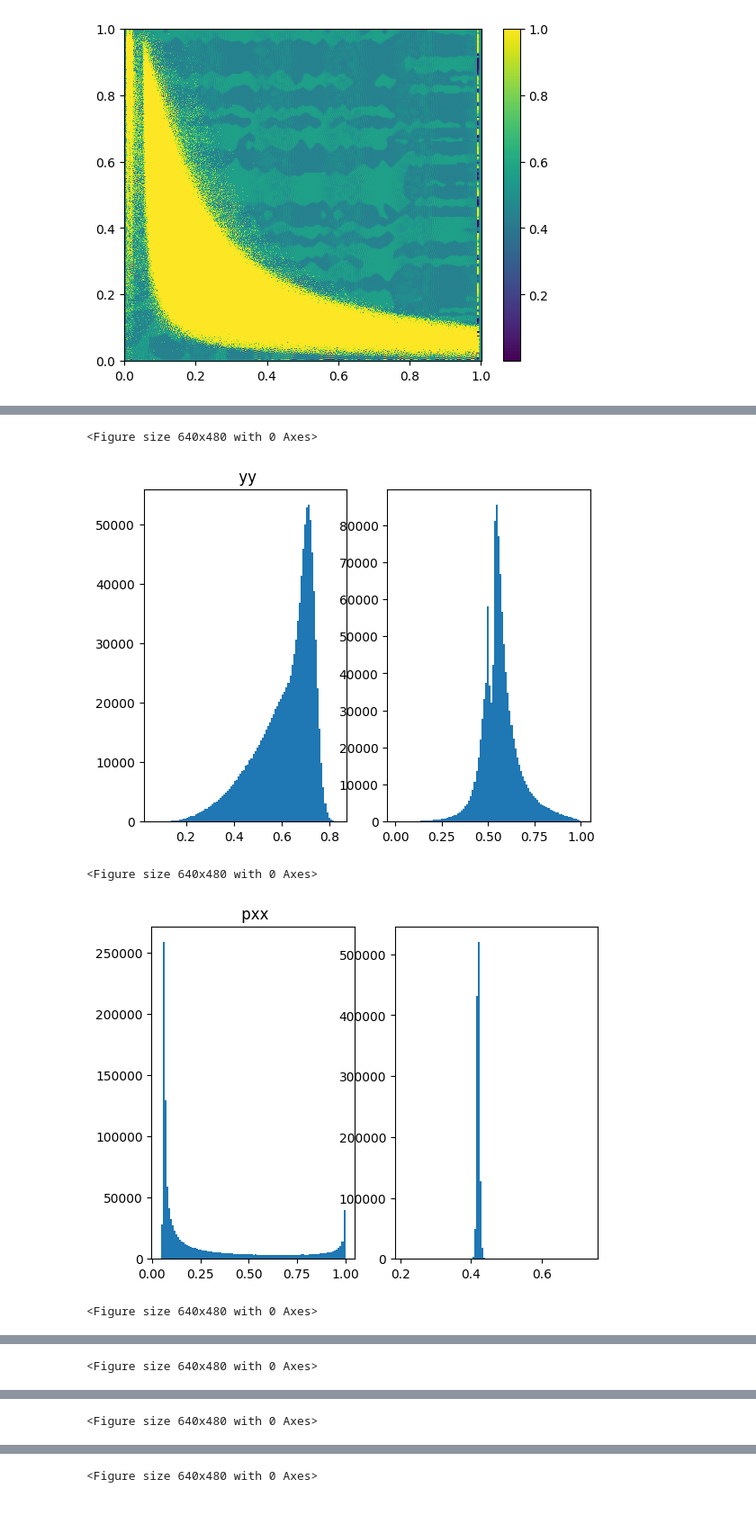
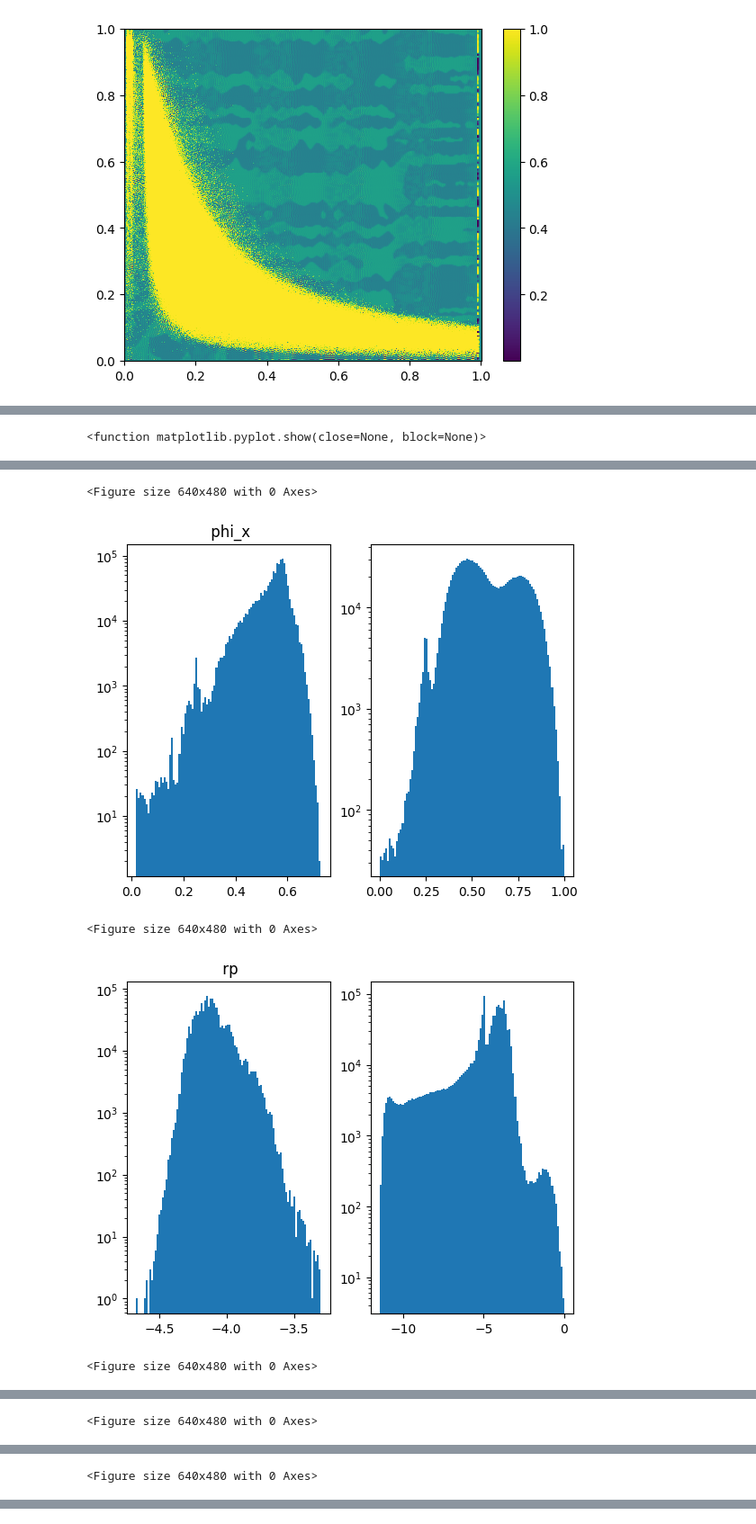
Before and after one commit to Alonl14/ML_Project, a Jupyter notebook: Main.ipynb, the cells around one changed output, grey strips where cells are left out. Shown at 90% size. Saved outputs shown, nothing was run; the diff lists cells and outputs as text; code cells hidden in the pictures.

```diff
--- a/Main.ipynb
+++ b/Main.ipynb
@@ -110,0 +112,11 @@ dataloader = DataLoader(dataset.data[:,:7], batch_size = 256, shuffle = True)
+# %%
+param_list = [" rx"," phi_x"," rp"," phi_p"," pzz"," eneg"," time","theta"]
+check = pd.DataFrame([])
+for i in range(8):
+    plt.hist(dataset.data[:,i],bins=400)
+    check[param_list[i]] = dataset.data[:,i]
+    plt.yscale('log')
+    plt.title(param_list[i])
+    plt.figure()
+plots(check)
+plt.show()
@@ -137,14 +190,16 @@ class Discriminator(nn.Module):
       super().__init__()
 
       self.main = nn.Sequential(
-        nn.Linear(7,25),
+        nn.Linear(7,50),
+        nn.LeakyReLU(),
+        nn.InstanceNorm1d(50),
+        nn.Linear(50,25),
         nn.LeakyReLU(),
         nn.BatchNorm1d(25),
         nn.Linear(25,10),
         nn.LeakyReLU(),
         nn.BatchNorm1d(10),
-        nn.Linear(10,1),
-        nn.Sigmoid()
+        nn.Linear(10,1,bias=False)
       )
     def forward(self, input):
       return self.main(input)
@@ -280,7 +335,7 @@ for epoch in tqdm.tqdm_notebook(range(num_epochs), desc=' epochs', position=0):
         # Update the Generator network
         net_G.zero_grad()
         output = net_D(fake_p)
-        err_G = -torch.mean(output) + torch.mean(loss_func(fake_p.cpu()))
+        err_G = -torch.mean(output) # + torch.mean(loss_func(fake_p.cpu()))
         err_G.backward()
 
         # update the generator network
@@ -345,18 +400,16 @@ net_G.eval()
 net_G.to('cpu')
 fake_p = net_G(noise).detach().numpy()
 # %%
-generated_df = df_N.copy()
-param_list = [' xx',' yy',' pxx',' pyy',' pzz',' eneg',' time']
+generated_df = pd.DataFrame([])
+param_list = [' rx',' phi_x',' rp',' phi_p',' pzz',' eneg',' time','theta']
+add = np.array([np.arccos(fake_p[:,4]/(np.sqrt(fake_p[:,4]**2+fake_p[:,2]**2)))]).T
+fake_p = np.hstack((fake_p,add))
+A_p = dataset.quantiles.inverse_transform(fake_p)
 for i in range(len(param_list)):
-    min = dataset.norm.loc[param_list[i]]['min']
-    max =  dataset.norm.loc[param_list[i]]['max']
-    generated_df[param_list[i]]= fake_p[:,i]
-    # generated_df[param_list[i]]= sp.erf(fake_p[:,i]/np.sqrt(2))
-    # generated_df[param_list[i]]= (fake_p[:,i]*(max-min)+np.ones(len(fake_p[:,i]))*(max+min)+10**(-5))/2
-generated_df[[' eneg',' time']]=generated_df[[' eneg',' time']]-np.min(generated_df[[' eneg',' time']])+10**(-5)
+    generated_df[param_list[i]]= A_p[:,i]
+#generated_df[[' eneg',' time']]=generated_df[[' eneg',' time']]-np.min(generated_df[[' eneg',' time']])+10**(-5)
 
-generated_df['r']=np.sqrt(generated_df[' xx']**2+generated_df[' yy']**2)
-th_g = np.arccos(generated_df[' pzz'].values/np.sqrt(generated_df[' pxx'].values**2+generated_df[' pyy'].values**2+generated_df[' pzz'].values**2))
+th_g = np.arccos(generated_df[' pzz'].values/np.sqrt(generated_df[' rp'].values**2+generated_df[' pzz'].values**2))
 generated_df['theta']=th_g
 plots(generated_df)
 
@@ -369,8 +422,11 @@ plots(generated_df)
 for i in range(7):
     fig, axs = plt.subplots(1,2,squeeze=False)
     axs[0,0].hist(generated_df[param_list[i]],bins=100)
-    axs[0,1].hist(dataset.data[:,i],bins=100)
+    axs[0,1].hist(dataset.preprocess[:,i],bins=100)
     axs[0,0].set_title(param_list[i])
+    axs[0,0].set_yscale('log')
+    axs[0,1].set_yscale('log')
     plt.figure()
-plt.show()
+plt.show
 # %% [output]
+<function matplotlib.pyplot.show(close=None, block=None)>
@@ -378,5 +434,5 @@ plt.show()
-<Figure size 640x480 with 0 Axes>
+<Figure size 640x480 with 0 Axes>
-[figure, old version]
+[figure, new version]
-<Figure size 640x480 with 0 Axes>
+<Figure size 640x480 with 0 Axes>
-[figure, old version]
+[figure, new version]
-<Figure size 640x480 with 0 Axes>
+<Figure size 640x480 with 0 Axes>
@@ -384 +440 @@ plt.show()
-<Figure size 640x480 with 0 Axes>
+<Figure size 640x480 with 0 Axes>
@@ -386 +442 @@ plt.show()
-<Figure size 640x480 with 0 Axes>
+<Figure size 640x480 with 0 Axes>
@@ -388 +443,0 @@ plt.show()
-<Figure size 640x480 with 0 Axes>
```
Also changed, not shown: parts of 15 cells of this notebook.
